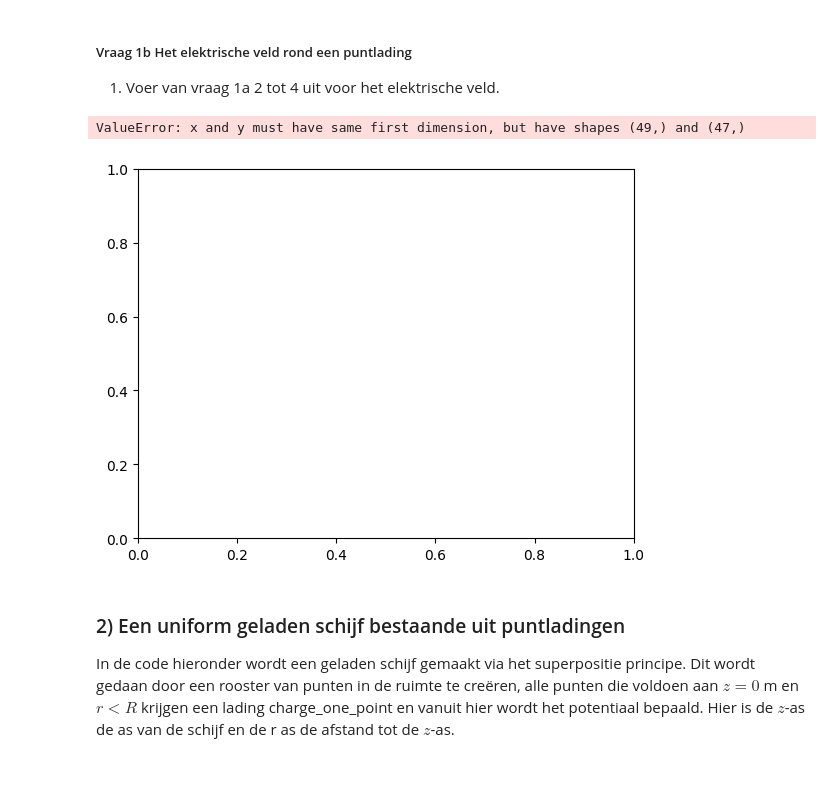
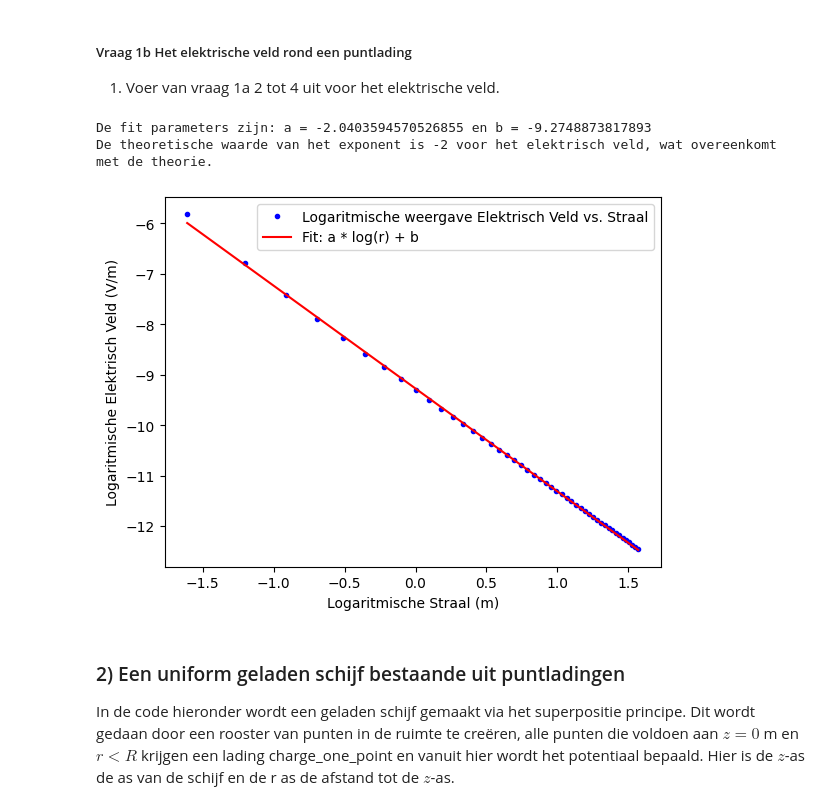
Before and after one commit to Peppertje/opdrachten-DEF-D-Pepper, a Jupyter notebook: DigitaleOntwerpopdrachten/1CondensatorOpdracht/CondensatorOntwerpopdracht.ipynb, the cells around one changed output. Saved outputs shown, nothing was run; the diff lists cells and outputs as text; code cells hidden in the pictures; blank space fills up the shorter version.

```diff
--- a/DigitaleOntwerpopdrachten/1CondensatorOpdracht/CondensatorOntwerpopdracht.ipynb
+++ b/DigitaleOntwerpopdrachten/1CondensatorOpdracht/CondensatorOntwerpopdracht.ipynb
@@ -124,28 +124,31 @@ De theoretische waarde van het exponent is -1 voor de elektrische potentiaal, wa
 1. Voer van vraag 1a 2 tot 4 uit voor het elektrische veld.
 # %%
 #b2
-
+E_half = normE[idx_z0 - 1, :]
+log_E_z0 = np.log(E_half[1:])  # het elektrisch veld op z = 0, maar zonder het eerste punt (r = 0) omdat dat oneindig is
+log_r_z0 = np.log(r[2:-1])
 plt.plot(log_r_z0, log_E_z0, "b.", markersize = 6, label = "Logaritmische weergave Elektrisch Veld vs. Straal")
 plt.xlabel("Logaritmische Straal (m)")
 plt.ylabel("Logaritmische Elektrisch Veld (V/m)")
 
 #b3
 from scipy.optimize import curve_fit
 def linearE(r, a, b):
     return a * r + b
 popt, pcov = curve_fit(linearE, log_r_z0, log_E_z0)
 plt.plot(log_r_z0, linearE(log_r_z0, *popt), "r-", label = "Fit: a * log(r) + b")
 
 #b4
 print("De fit parameters zijn: a =", popt[0], "en b =", popt[1])
 # Als factor a = -2 is, dan is het elektrisch veld evenredig met 1/r^2, wat overeenkomt met de theoretische verwachting voor een puntlading in een 3D ruimte.
 print("De theoretische waarde van het exponent is -2 voor het elektrisch veld, wat overeenkomt met de theorie.")
 
 plt.legend()
 plt.show()
 # %% [output]
-ValueError: x and y must have same first dimension, but have shapes (49,) and (47,)
+De fit parameters zijn: a = -2.0403594570526855 en b = -9.2748873817893
+De theoretische waarde van het exponent is -2 voor het elektrisch veld, wat overeenkomt met de theorie.
-[figure, old version]
+[figure, new version]
 # %% [markdown]
 ### 2) Een uniform geladen schijf bestaande uit puntladingen
 
```
Also changed, not shown: parts of 5 cells of this notebook, 1 other file.
